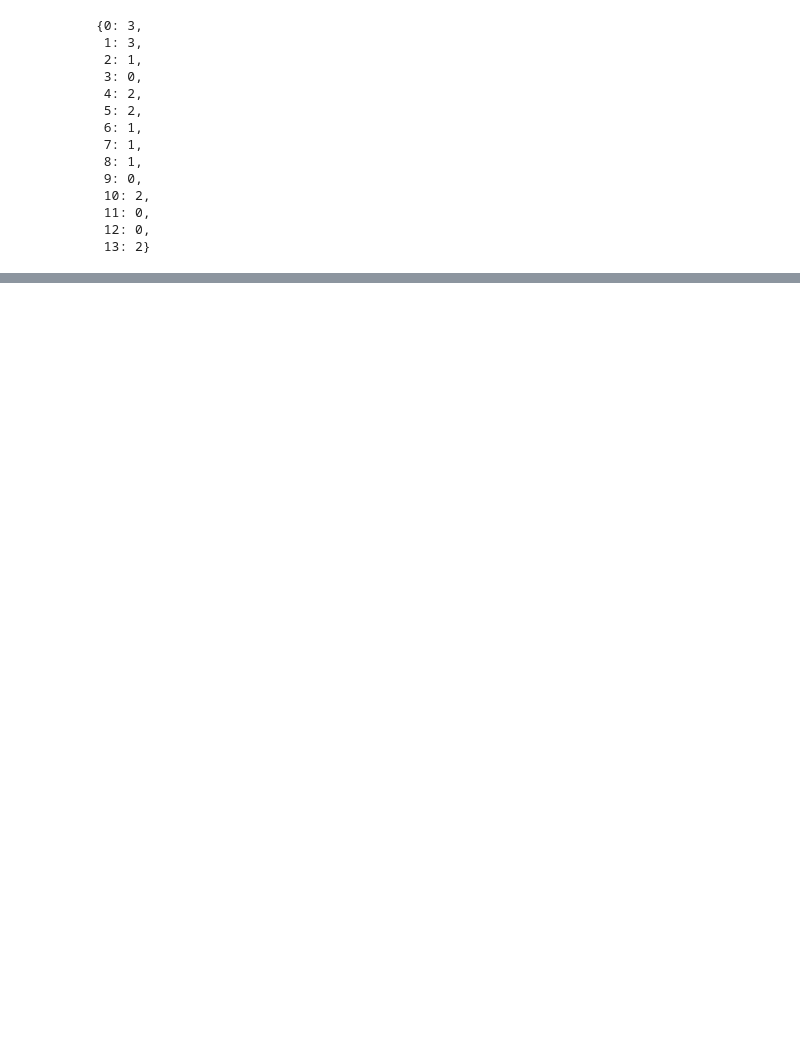
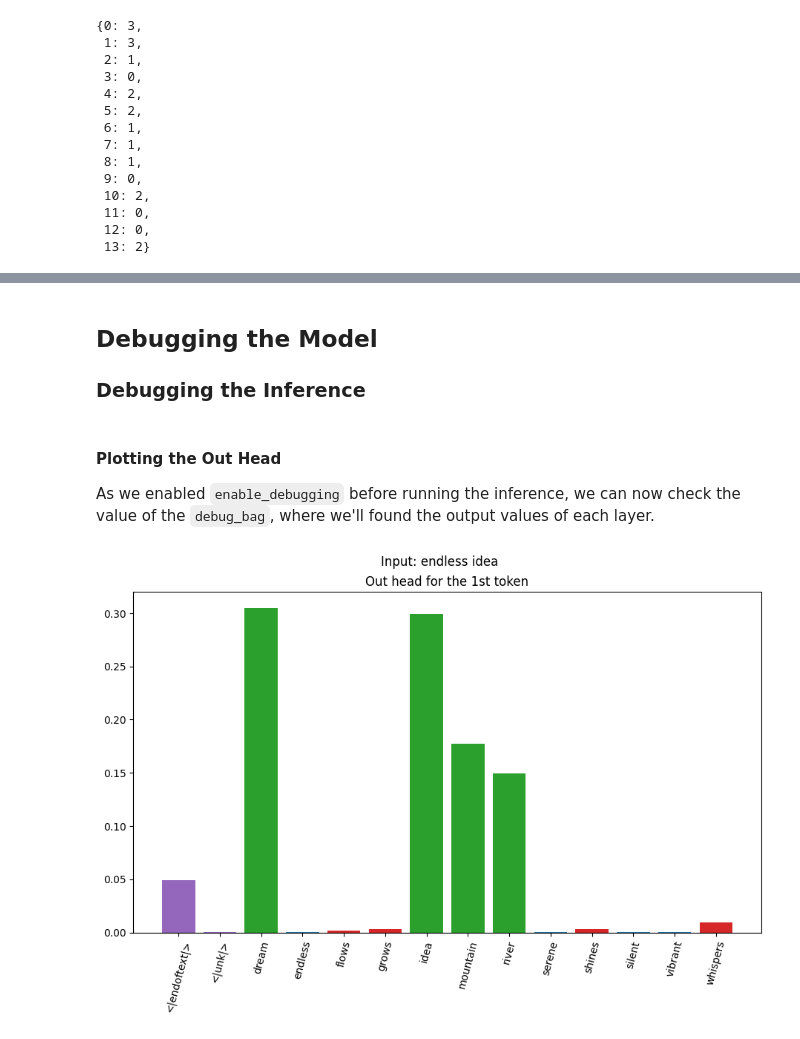
Before and after one commit to elcapo/llm-from-scratch, a Jupyter notebook: 12-word-world.ipynb, the cells around one changed output, grey strips where cells are left out. Drawn from its saved outputs; the diff is of its cells as text; code cells hidden in the pictures; blank space fills up the shorter version.

Commit message:
add capabilities to enable/disable debugging the model

```diff
--- a/12-word-world.ipynb
+++ b/12-word-world.ipynb
@@ -464,0 +448,40 @@ if config.embedding_dimension == 3:
+# %% [markdown]
+## Debugging the Model
+
+### Debugging the Inference
+# %%
+model.enable_debugging()
+
+input_text = 'endless idea'
+idx = tokenizer.text_to_tokens(input_text).to(trainer.device)
+logits = model(idx)
+next_idx = logits.argmax(dim = -1)
+generated_text = tokenizer.tokens_to_text(next_idx)
+# %%
+def plot_bars(values: torch.tensor, labels: list, colors: list, title: str, suptitle: str):
+    fig, ax = plt.subplots()
+
+    fig.set_figwidth(10)
+    fig.set_figheight(6)
+    fig.set_dpi(100)
+    fig.tight_layout(pad=4)
+
+    ax.bar(labels, values.tolist(), color = colors)
+    ax.set_title(title)
+    fig.suptitle(suptitle)
+    ax.set_xticklabels(labels, rotation=75)
+    fig.show()
+
+labels = tokenizer.int_to_str.values()
+classification_colors = [colors[classification] for classification in classification.values()]
+# %% [markdown]
+#### Plotting the Out Head
+
+As we enabled `enable_debugging` before running the inference, we can now check the value of the `debug_bag`, where we'll found the output values of each layer.
+# %%
+out_head = model.debug_bag["out_head"].squeeze()
+# %%
+probs = out_head[0].softmax(dim = -1)
+plot_bars(probs, labels, classification_colors, "Out head for the 1st token", "Input: " + input_text)
+# %% [output]
+[figure, added]
```
Also changed, not shown: parts of 32 cells of this notebook, 3 other files.
